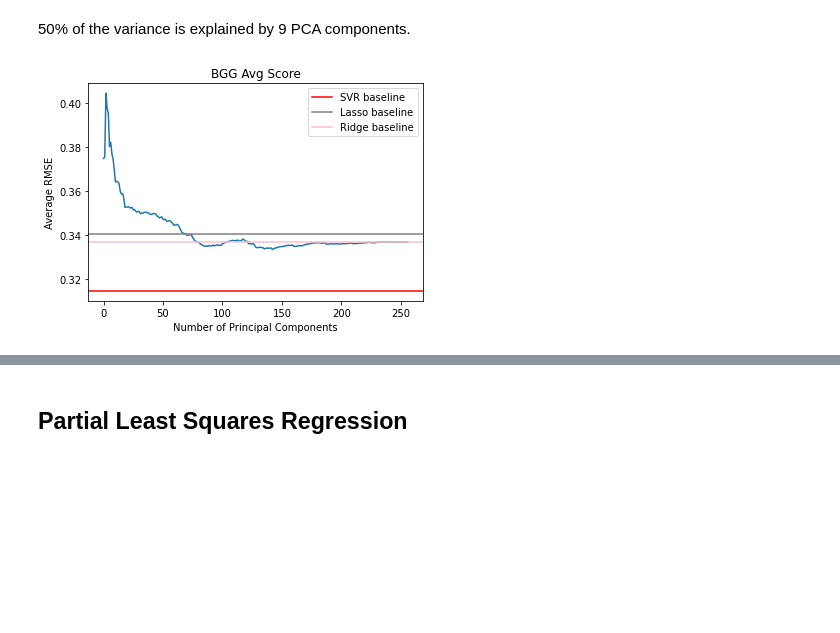
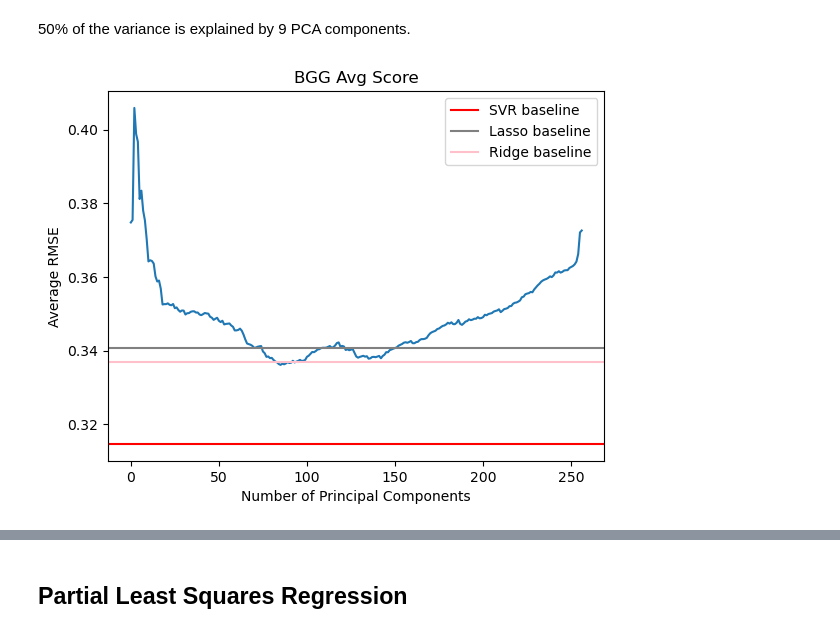
Before and after one commit to haddocksmack/bgg_ml, a Jupyter notebook: BGG_ML_clean.ipynb, the cells around one changed output, grey strips where cells are left out. Saved outputs shown, nothing was run; the diff lists cells and outputs as text; code cells hidden in the pictures; blank space fills up the shorter version.

```diff
--- a/BGG_ML_clean.ipynb
+++ b/BGG_ML_clean.ipynb
@@ -163,7 +163,7 @@ Cross-validation with linear regression returns some truely problematic results.
 How do other methods of regression fare? First let's look at Lasso Regression:
 # %%
 # Find mean RMSE through lasso regression over 8 fold
-lasso_cv = LassoCV(random_state=42)
+lasso_cv = Lasso(random_state=42)
 
 lasso_cv_r2, lasso_cv_rmse = kfold_validate_score(X_train, y_train, model=lasso_cv)
 
@@ -179,7 +179,7 @@ Basic Lasso Regression has a reasonable average RMSE, but an average R-squared i
 ## Ridge Regression
 # %%
 # Find mean RMSE through ridge regression over 8 fold
-ridge_cv = RidgeCV()
+ridge_cv = Ridge(random_state=42)
 
 ridge_cv_r2, ridge_cv_rmse = kfold_validate_score(X_train, y_train, model=ridge_cv)
 
@@ -278,27 +277,27 @@ pca = PCA(random_state=42)
 
 X_reduced = pca.fit_transform(X_train)
 
-pca_rmses = []
+linear_pca_rmses = []
 
 #Check the first 25 principle components for RMSE
 for i in np.arange(1,258):
     linear_pca = LinearRegression()
     _, rmse = kfold_validate_score(X_reduced[:,:i], y_train, model=linear_pca)
-    pca_rmses.append(rmse)
+    linear_pca_rmses.append(rmse)
 # %%
-plt.plot(pca_rmses)
+plt.plot(linear_pca_rmses)
 
 # add baselines
 plt.axhline(svr_rbf_cv_rmse, color='r', label='SVR baseline')
 plt.axhline(lasso_cv_rmse, color='grey', label='Lasso baseline')
 plt.axhline(ridge_cv_rmse, color='pink', label='Ridge baseline')
 
 plt.legend()
 plt.xlabel('Number of Principal Components')
 plt.ylabel('Average RMSE')
 plt.title('BGG Avg Score');
 # %% [output]
-[figure, old version]
+[figure, new version]
 # %%
 # Try it with Lasso regression
 pca = PCA(random_state=42)
```
Also changed, not shown: parts of 19 cells of this notebook.
